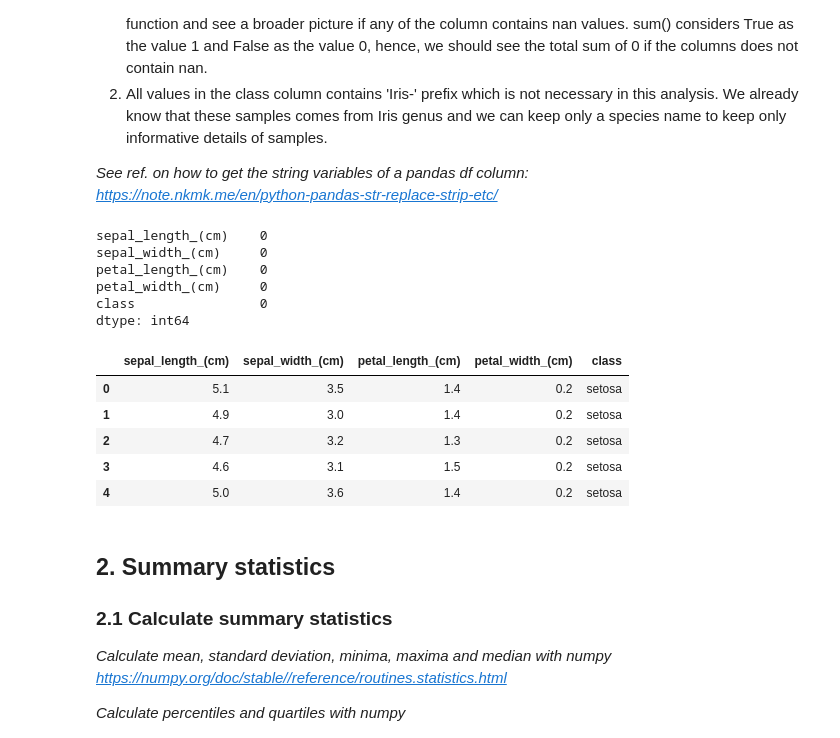
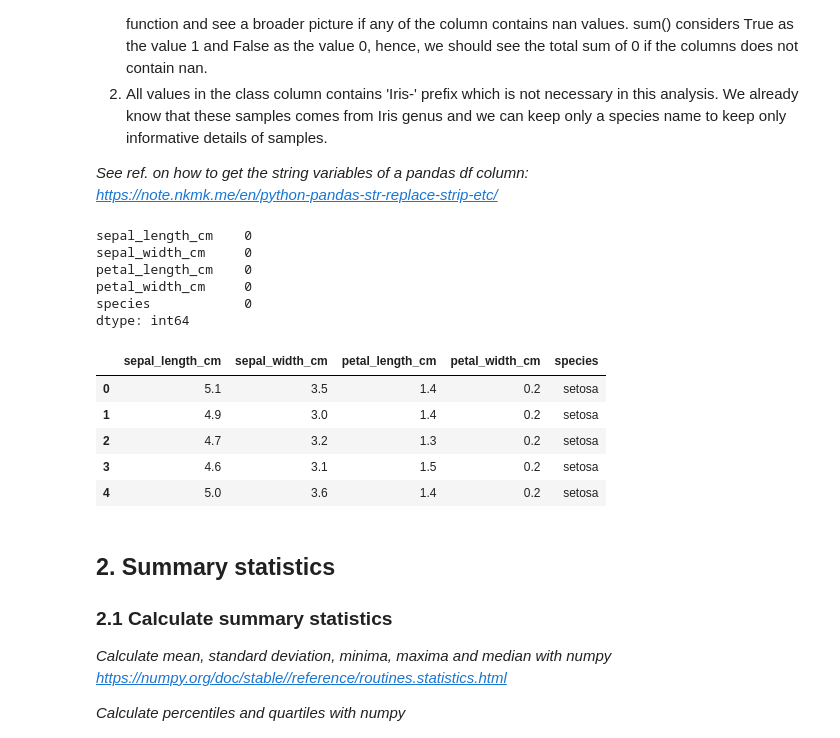
Before and after one commit to aldaszarnauskas/exploratory_analysis_iris_dataset, a Jupyter notebook: pands-project.ipynb, the cells around one changed output. Drawn from its saved outputs; the diff is of its cells as text; code cells hidden in the pictures.

```diff
--- a/pands-project.ipynb
+++ b/pands-project.ipynb
@@ -72,9 +78,9 @@ with open("iris.names", "rt") as file:
 In the code cell above, we opened the metadata file of the Iris data set and we found five attributes that correspond to five columns in the iris.data file, respectively: sepal length in cm, sepal width in cm, petal length in cm, petal width in cm and class. We will label the five columns of the Iris data set with those attributes.
 # %%
 # Create an object with features' names of numerical variables plus class of categorical variables
-feature_names = ["sepal_length_(cm)", "sepal_width_(cm)", "petal_length_(cm)", "petal_width_(cm)"]
+feature_names = ['sepal_length_cm', 'sepal_width_cm', 'petal_length_cm', 'petal_width_cm']
 # Set the column names as feature names
-df.columns = feature_names + ["class"]
+df.columns = feature_names + ["species"]
 # Check out the head of df
 df.head()
 # %% [output]
@@ -97,19 +103,19 @@ https://note.nkmk.me/en/python-pandas-str-replace-strip-etc/*
 # Check if columns do have nan values
 pd.isna(df).sum()
 # %% [output]
-sepal_length_(cm)    0
-sepal_width_(cm)     0
-petal_length_(cm)    0
-petal_width_(cm)     0
-class                0
+sepal_length_cm    0
+sepal_width_cm     0
+petal_length_cm    0
+petal_width_cm     0
+species            0
 dtype: int64
 # %%
 # Remove Iris- prefix from all values in the class column
-df["class"] = df["class"].str.replace("Iris-", "")
+df["species"] = df["species"].str.replace("Iris-", "")
 # Show the head of df
 df.head()
 # %% [output]
-|  | sepal_length_(cm) | sepal_width_(cm) | petal_length_(cm) | petal_width_(cm) | class |
+|  | sepal_length_cm | sepal_width_cm | petal_length_cm | petal_width_cm | species |
 | 0 | 5.1 | 3.5 | 1.4 | 0.2 | setosa |
 | 1 | 4.9 | 3.0 | 1.4 | 0.2 | setosa |
 | 2 | 4.7 | 3.2 | 1.3 | 0.2 | setosa |
```
Also changed, not shown: parts of 20 cells of this notebook, 5 other files.
